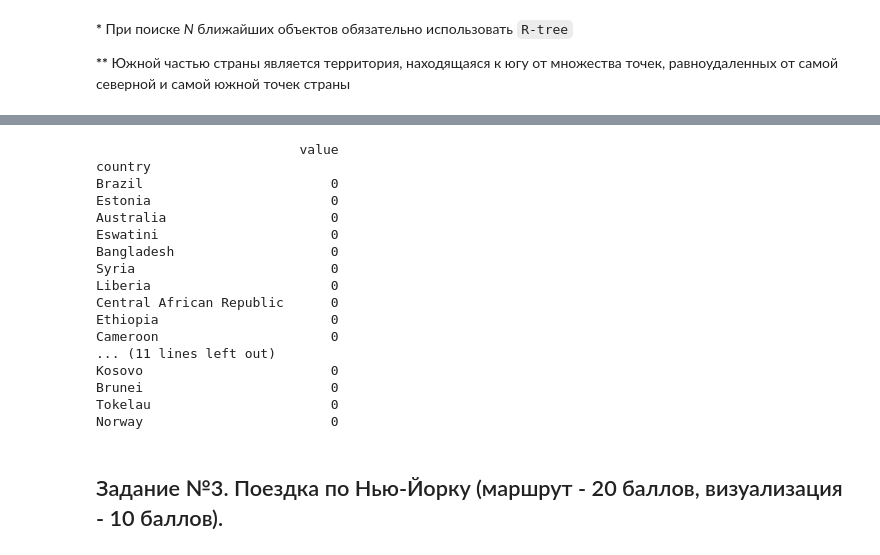
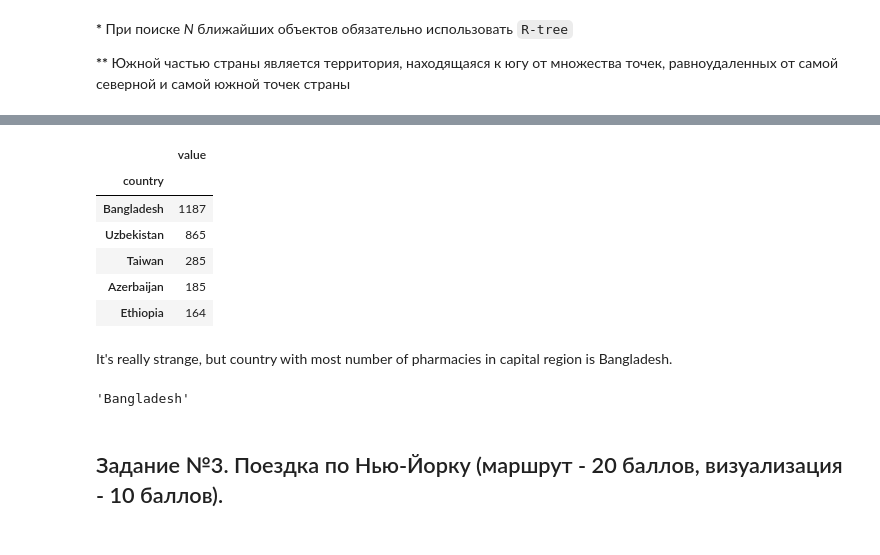
Before and after one commit to alimantu/MADE-GEO, a Jupyter notebook: notebooks/HW2.ipynb, the cells around one changed output, grey strips where cells are left out. Saved outputs shown, nothing was run; the diff lists cells and outputs as text; code cells hidden in the pictures.

Commit message:
[HW2] Added capital regions mapping and 2.2 partial solution

```diff
--- a/notebooks/HW2.ipynb
+++ b/notebooks/HW2.ipynb
@@ -173,30 +188,36 @@ res.countElements()
 # %%
 nominatim = Nominatim()
 
+capital_regions = pd.read_csv('../data/capital_regions.csv')\
+                    .set_index('Country')\
+                    .CapitalRegion\
+                    .to_dict()
 def get_capital_id(country) -> int:
-    area_id = nominatim.query(country.tag('name:en')).areaId()
-    relation = api.RelationGet(f'{area_id - 3_600_000_000}')
+    country_name = country.tag('name:en')
+    area_id = nominatim.query(f"{capital_regions[country_name]}, {country_name}").areaId()
+    return area_id
 
-    # Taiwan is out of admin_center via API, however, via OSM site they have it :thinking:
-    node_id = {
-        'Taiwan': 1147314253,
-        'Singapore': area_id - 3_600_000_000
-    }.get(country.tag('name:en'), -1)
-    if node_id == -1:
-        node_id = list(filter(lambda member: member['role'] == 'admin_centre', relation['member']))[0]['ref']
-    return node_id
+pharmacy_mapping = pd.read_csv('../data/pharmacy.csv')\
+                     .set_index('ISO2')\
+                     .Translation\
+                     .to_dict()
+pharmacy_mapping['en'] = None
+def count_pharmacy(country) -> int:
+    selector = ['"amenity"="pharmacy"']
+    local_name = pharmacy_mapping.get(country.tag('default_language'), None)
 
-pharmacy_names = pd.read_csv('../data/pharmacy.csv').Translation
-def count_pharmacy(capital_id) -> int:
-    query = overpassQueryBuilder(area=capital_id + 3_600_000_000,
-                                 elementType=['relation', 'way'],
-                                 selector=[f'"amenity"="{name}"' for name in pharmacy_names],
+    if local_name:
+        selector += [f'"amenity"="{local_name}"']
+
+    query = overpassQueryBuilder(area=get_capital_id(country),
+                                 elementType=['node', 'way'],
+                                 selector=selector,
                                  out='count')
     return overpass.query(query, timeout=60).countElements()
 
 dimensions_pharmacy = OrderedDict({
     'country': OrderedDict({
-        country.tag('name:en'): get_capital_id(country)
+        country.tag('name:en'): country
         for country in countries
     })
 })
@@ -223,23 +244,21 @@ data_pharmacy = Data(count_pharmacy, dimensions_pharmacy)
-# %%
-data_pharmacy
-# %% [output]
-                          value
-country
-Brazil                        0
-Estonia                       0
-Australia                     0
-Eswatini                      0
-Bangladesh                    0
-Syria                         0
-Liberia                       0
-Central African Republic      0
-Ethiopia                      0
-Cameroon                      0
-... (11 lines left out)
-Kosovo                        0
-Brunei                        0
-Tokelau                       0
-Norway                        0
+# %%
+df_pharmacy = data_pharmacy.getDataFrame().sort_values('value', ascending=False)
+df_pharmacy.head()
+# %% [output]
+|  | value |
+| country |  |
+| Bangladesh | 1187 |
+| Uzbekistan | 865 |
+| Taiwan | 285 |
+| Azerbaijan | 185 |
+| Ethiopia | 164 |
+# %% [markdown]
+It's really strange, but country with most number of pharmacies in capital region is Bangladesh.
+# %%
+country_2 = df_pharmacy.iloc[0].name
+country_2
+# %% [output]
+'Bangladesh'
 # %% [markdown]
 ## Задание №3. Поездка по Нью-Йорку (маршрут - 20 баллов, визуализация - 10 баллов).
 # %% [markdown]
```
Also changed, not shown: parts of 11 cells of this notebook, 2 other files.
